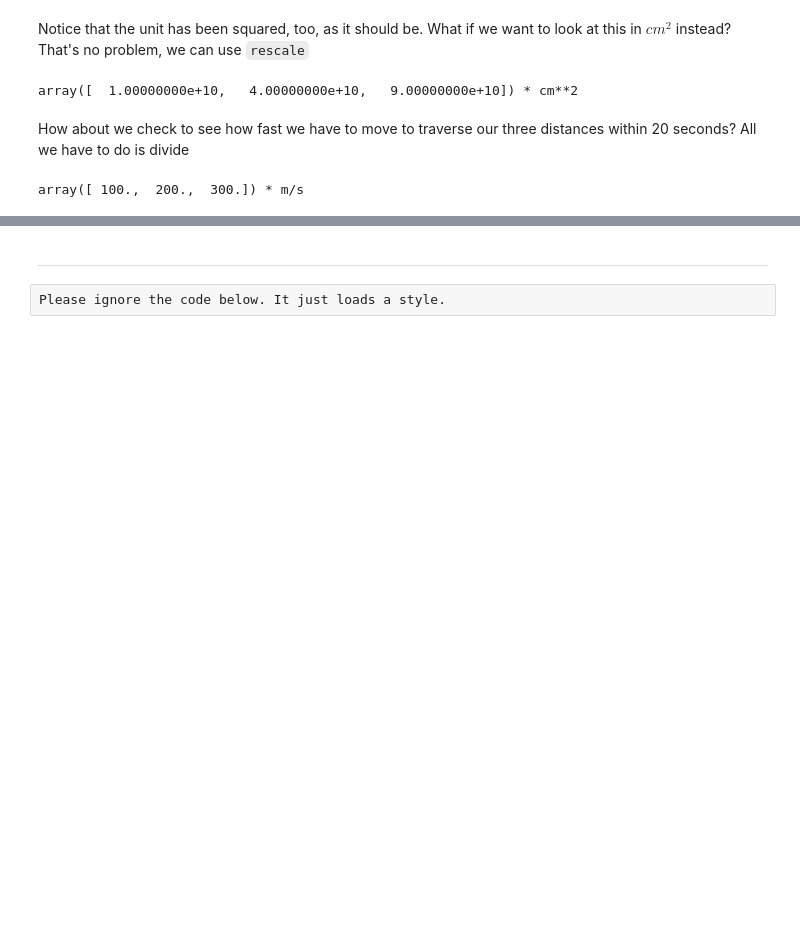
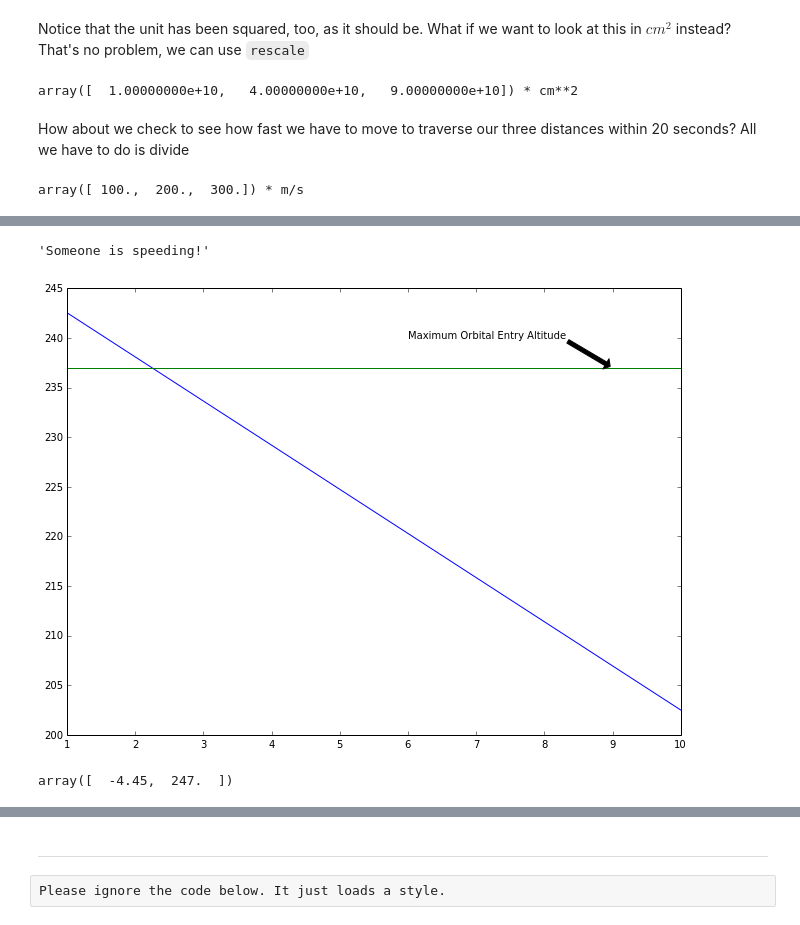
Before and after one commit to barbagroup/JITcode-MechE, a Jupyter notebook: lessons/02_Lesson02_Unit_Mixups.ipynb, the cells around one changed output, grey strips where cells are left out. Saved outputs shown, nothing was run; the diff lists cells and outputs as text; code cells hidden in the pictures; blank space fills up the shorter version.

```diff
--- a/lessons/02_Lesson02_Unit_Mixups.ipynb
+++ b/lessons/02_Lesson02_Unit_Mixups.ipynb
@@ -154,0 +201,6 @@ array([ 100.,  200.,  300.]) * m/s
+# %%
+speedtrap(distances / (10*pq.s))
+# %% [output]
+'Someone is speeding!'
+# %%
+yval = numpy.linspace(1,10,50)*-4.45+247
@@ -154,0 +211,30 @@ array([ 100.,  200.,  300.]) * m/s
+# %%
+def orbiternav(deltav):
+    xval = numpy.linspace(1,10,50)
+    yval = deltav*xval+247
+    fig = plt.figure(figsize=(11,8))
+    ax = fig.add_subplot(111)
+    line1, = ax.plot(xval,yval)
+    line2, = ax.plot(xval,237*numpy.ones_like(xval))
+    ax.annotate('Maximum Orbital Entry Altitude', xy=(9, 237), xytext=(6, 240),
+            arrowprops=dict(facecolor='black', shrink=0.05),
+            )
+
+
+def orbiternavdemo(yval):
+    xval = numpy.linspace(1,10,50)
+    fig = plt.figure(figsize=(11,8))
+    ax = fig.add_subplot(111)
+    line1, = ax.plot(xval,yval)
+    line2, = ax.plot(xval,237*numpy.ones_like(xval))
+    ax.annotate('Maximum Orbital Entry Altitude', xy=(9, 237), xytext=(6, 240),
+            arrowprops=dict(facecolor='black', shrink=0.05),
+            )
+# %%
+orbiternavdemo(yval)
+# %% [output]
+[figure, added]
+# %%
+numpy.polyfit(numpy.linspace(1,10,50),yval,1)
+# %% [output]
+array([  -4.45,  247.  ])
```
Also changed, not shown: parts of 13 cells of this notebook.
